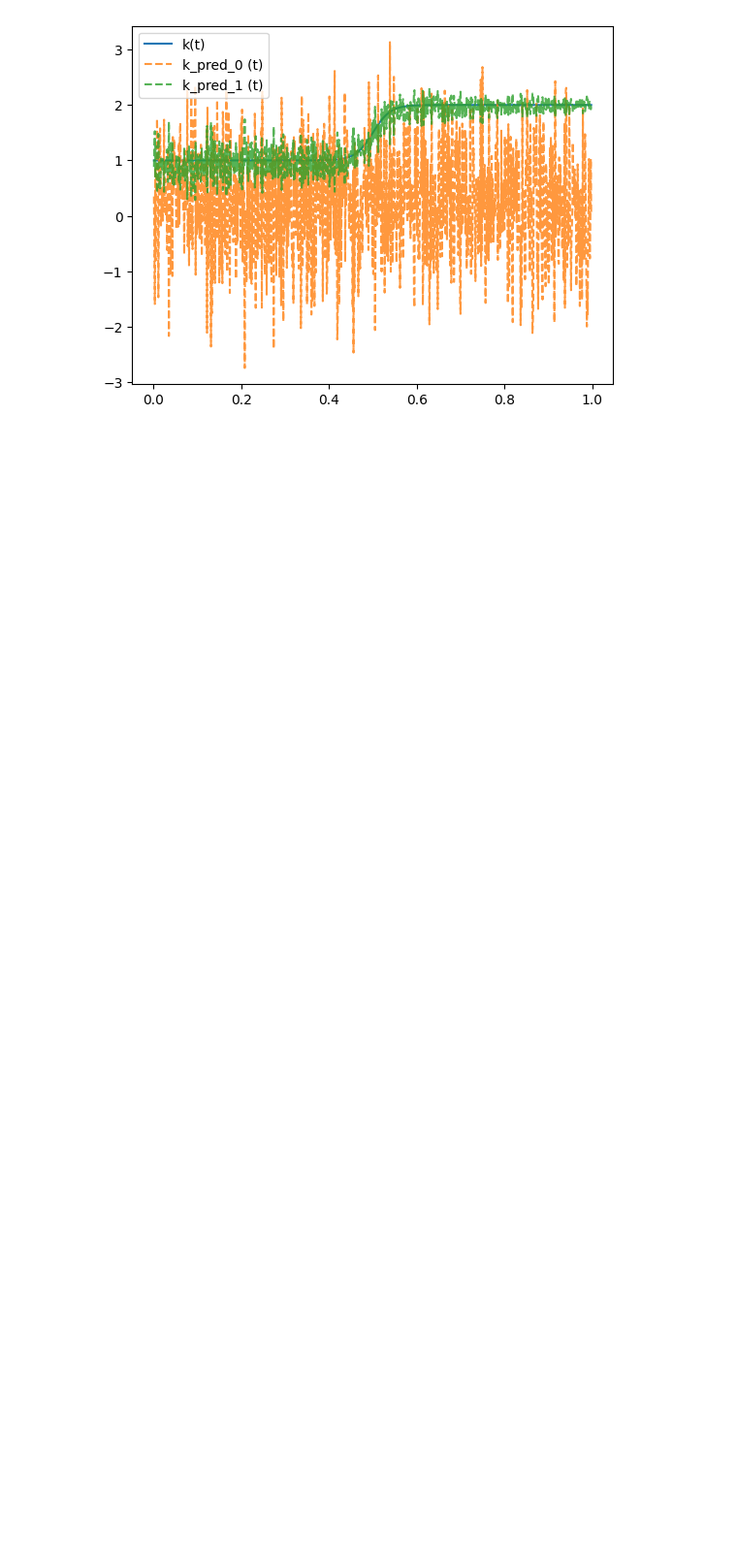
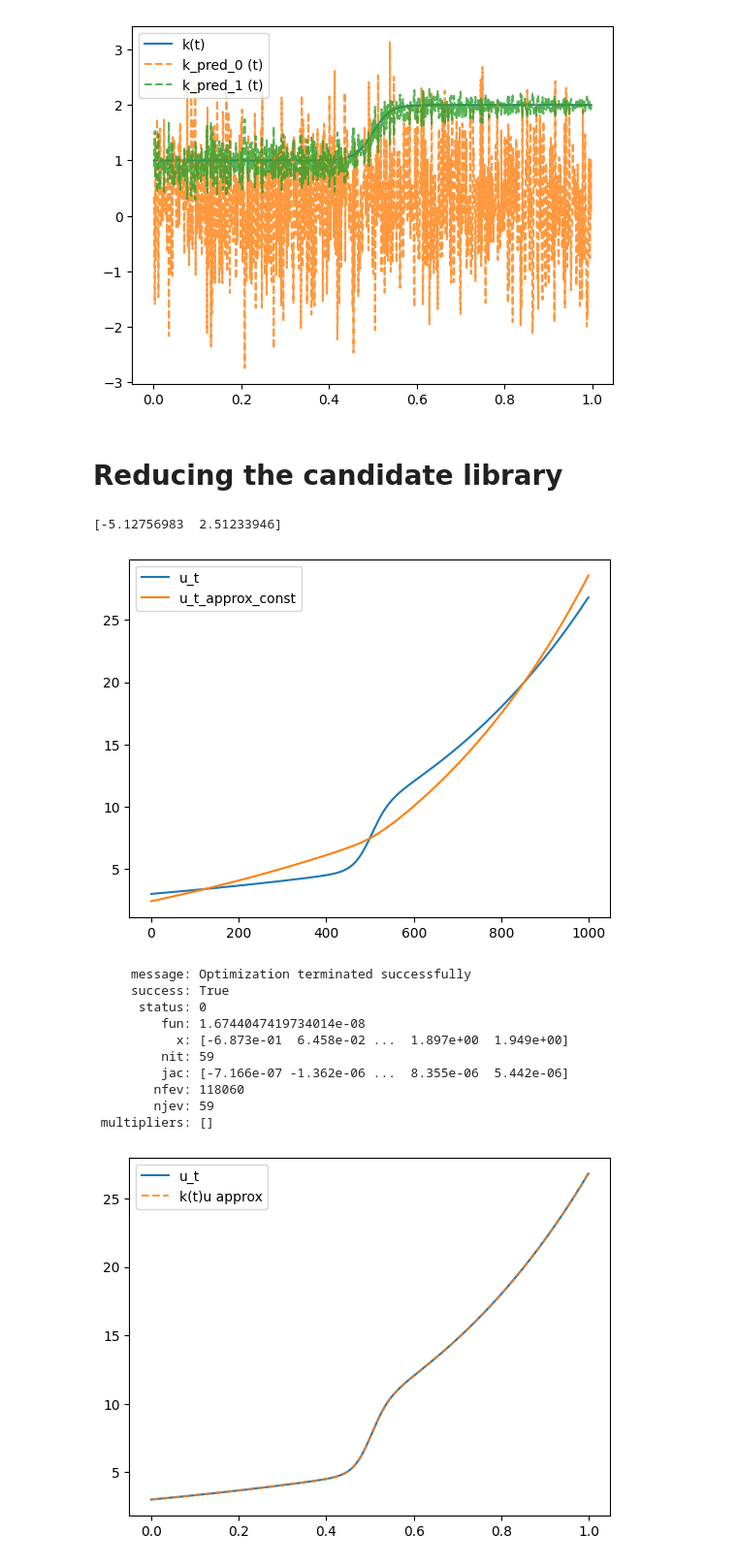
Before and after one commit to arofenitra/SINDy-research, a Jupyter notebook: 1D_solving_pde.ipynb, the cells around one changed output. Shown at 97% size. Saved outputs shown, nothing was run; the diff lists cells and outputs as text; code cells hidden in the pictures; blank space fills up the shorter version.

```diff
--- a/1D_solving_pde.ipynb
+++ b/1D_solving_pde.ipynb
@@ -506,3 +506,70 @@ plt.show()
 [figure]
 [figure]
 [figure]
+# %% [markdown]
+# Reducing the candidate library
+# %%
+
+from scipy.linalg import lstsq
+
+def stlsq(Theta, Ut, threshold=0.01, iterations=20):
+    xi = lstsq(Theta, Ut)[0]
+    for _ in range(iterations):
+        small_inds = np.abs(xi) < threshold
+        xi[small_inds] = 0
+        big_inds = ~small_inds
+        if np.sum(big_inds) == 0:
+            break
+        xi[big_inds] = lstsq(Theta[:, big_inds], Ut)[0]
+    return xi
+Theta = np.array([np.ones_like(u),u]).T
+
+xi = stlsq(Theta, u_t, threshold=0.01, iterations=20)
+u_t_approx_const = Theta@xi
+print(xi)
+plt.plot(u_t, label="u_t")
+plt.plot(u_t_approx_const, label="u_t_approx_const")
+plt.legend()
+plt.show()
+
+def objective(params,u_t=u_t,u=u):
+    k0,k_values = params[:u.shape[0]],params[u.shape[0]:]
+    ut_pred = k0+k_values * u
+    return np.sum((u_t-ut_pred)**2)/np.size(u) # MSE
+
+n = u.shape[0]
+k_initial = np.random.randn(2*u.shape[0])
+
+results = sp.optimize.minimize(objective,k_initial,method="SLSQP",tol=1e-8)
+print(results)
+u_t_pred = results.x[:u.shape[0]]+ results.x[u.shape[0]:]* u
+
+plt.plot(t,u_t,label="u_t")
+plt.plot(t,u_t_pred,"--",alpha=0.8,label="k(t)u approx")
+plt.legend()
+plt.show()
+
+plt.plot(t[1:-1],(u_t-u_t_true)[1:-1],label="u_t-k_true * u")
+plt.plot(t[1:-1],(u_t-u_t_pred)[1:-1],"--",alpha=0.8,label = "u_t-k_pred * u")
+plt.legend()
+plt.show()
+
+plt.plot(t[1:-1],k(t[1:-1]),label="k(t)")
+plt.plot(t[1:-1],results.x[1:u.shape[0]-1],"--",alpha=0.8,label="k_pred_0 (t)")
+plt.plot(t[1:-1],results.x[u.shape[0]+1:-1],"--",alpha=0.8,label="k_pred_1 (t)")
+plt.legend()
+plt.show()
+# %% [output]
+[-5.12756983  2.51233946]
+[figure, added]
+     message: Optimization terminated successfully
+     success: True
+      status: 0
+         fun: 1.6744047419734014e-08
+           x: [-6.873e-01  6.458e-02 ...  1.897e+00  1.949e+00]
+         nit: 59
+         jac: [-7.166e-07 -1.362e-06 ...  8.355e-06  5.442e-06]
+        nfev: 118060
+        njev: 59
+ multipliers: []
+[figure, added]
```
Also changed, not shown: parts of 2 cells of this notebook.
